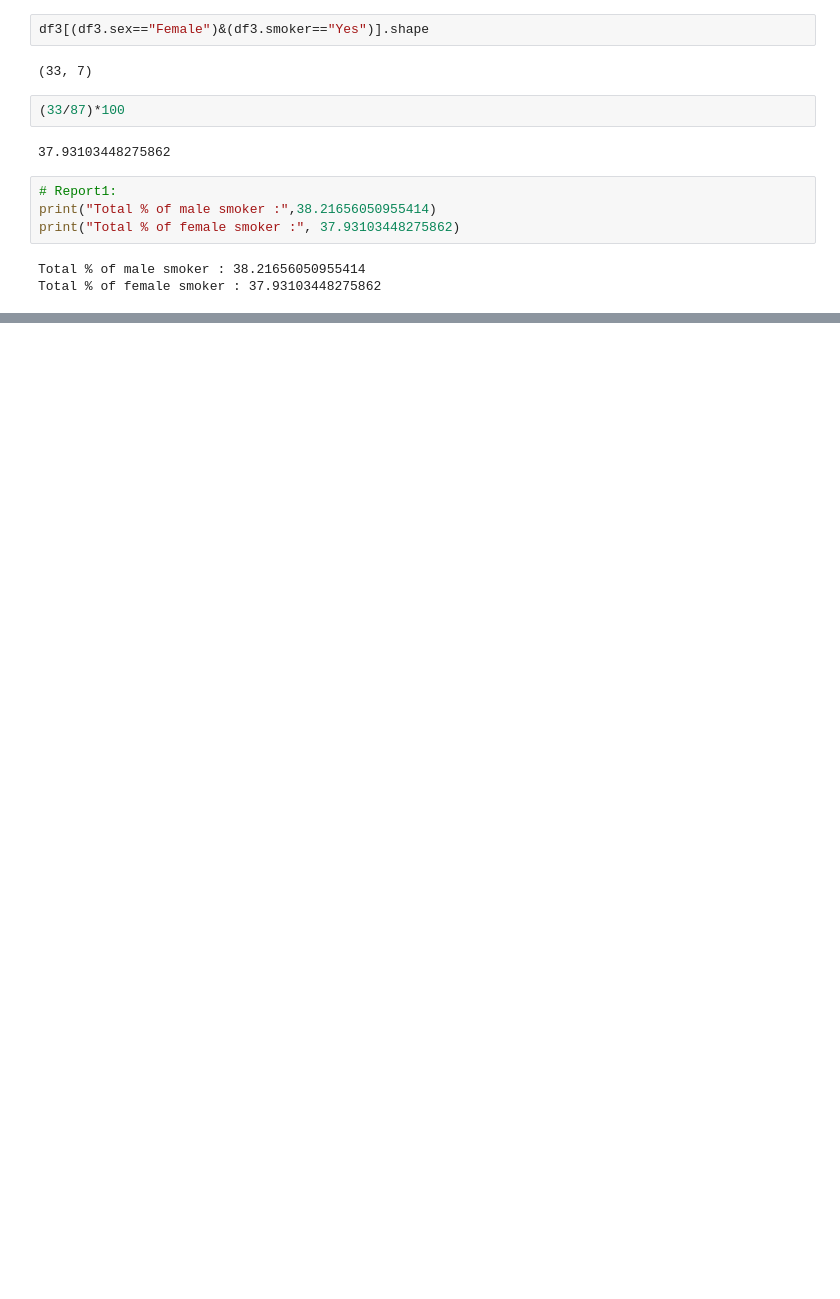
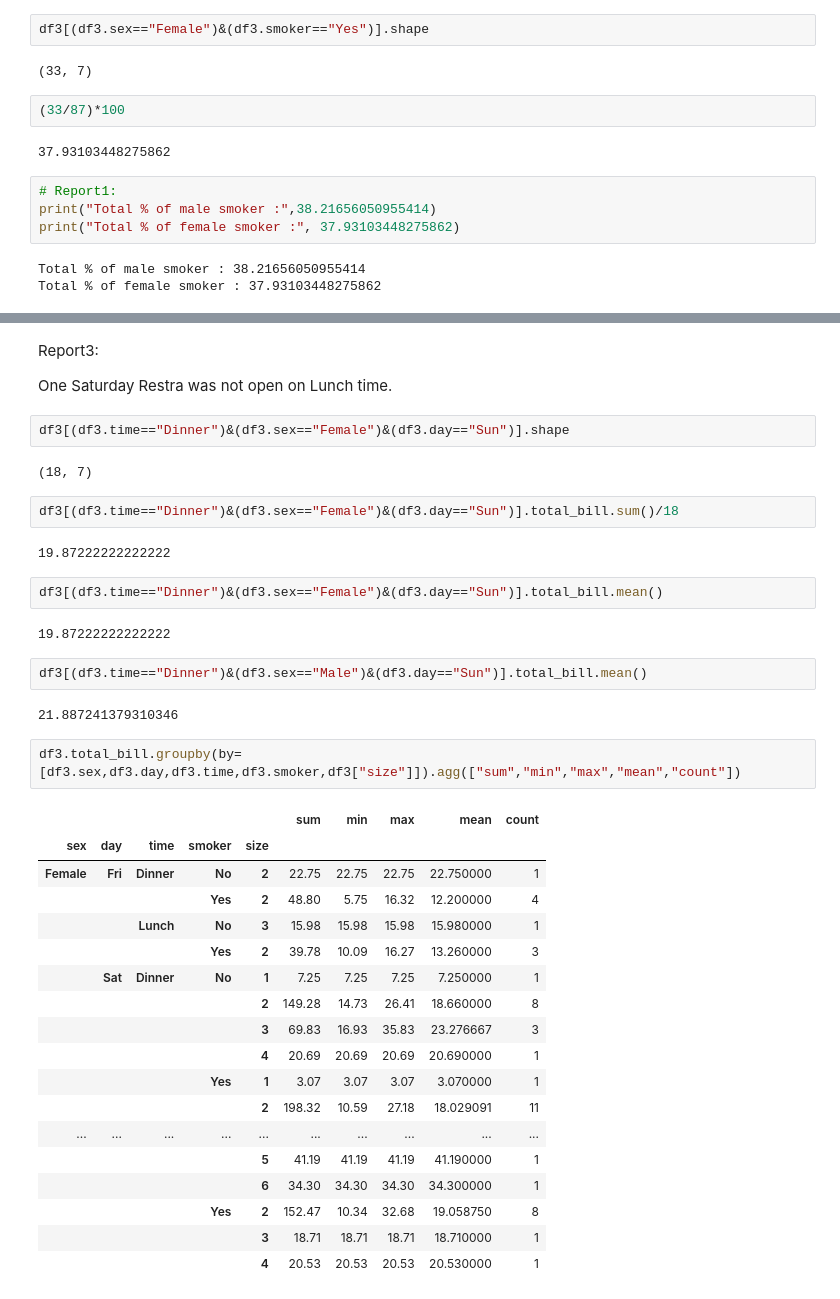
Before and after one commit to nnkrishnakumar/WD_7pm_DataAnalysis-9-5-2023-, a Jupyter notebook: pandas.ipynb, the cells around one changed output, grey strips where cells are left out. Cells and saved outputs as stored; diff of their text form; blank space fills up the shorter version.

```diff
--- a/pandas.ipynb
+++ b/pandas.ipynb
@@ -572,0 +738,41 @@ Total % of female smoker : 37.93103448275862
+# %% [markdown]
+Report3:
+
+One Saturday Restra was not open on Lunch time.
+# %%
+df3[(df3.time=="Dinner")&(df3.sex=="Female")&(df3.day=="Sun")].shape
+# %% [output]
+(18, 7)
+# %%
+df3[(df3.time=="Dinner")&(df3.sex=="Female")&(df3.day=="Sun")].total_bill.sum()/18
+# %% [output]
+19.87222222222222
+# %%
+df3[(df3.time=="Dinner")&(df3.sex=="Female")&(df3.day=="Sun")].total_bill.mean()
+# %% [output]
+19.87222222222222
+# %%
+df3[(df3.time=="Dinner")&(df3.sex=="Male")&(df3.day=="Sun")].total_bill.mean()
+# %% [output]
+21.887241379310346
+# %%
+df3.total_bill.groupby(by=[df3.sex,df3.day,df3.time,df3.smoker,df3["size"]]).agg(["sum","min","max","mean","count"])
+# %% [output]
+|  |  |  |  |  | sum | min | max | mean | count |
+| sex | day | time | smoker | size |  |  |  |  |  |
+| Female | Fri | Dinner | No | 2 | 22.75 | 22.75 | 22.75 | 22.750000 | 1 |
+|  |  |  | Yes | 2 | 48.80 | 5.75 | 16.32 | 12.200000 | 4 |
+|  |  | Lunch | No | 3 | 15.98 | 15.98 | 15.98 | 15.980000 | 1 |
+|  |  |  | Yes | 2 | 39.78 | 10.09 | 16.27 | 13.260000 | 3 |
+|  | Sat | Dinner | No | 1 | 7.25 | 7.25 | 7.25 | 7.250000 | 1 |
+|  |  |  |  | 2 | 149.28 | 14.73 | 26.41 | 18.660000 | 8 |
+|  |  |  |  | 3 | 69.83 | 16.93 | 35.83 | 23.276667 | 3 |
+|  |  |  |  | 4 | 20.69 | 20.69 | 20.69 | 20.690000 | 1 |
+|  |  |  | Yes | 1 | 3.07 | 3.07 | 3.07 | 3.070000 | 1 |
+|  |  |  |  | 2 | 198.32 | 10.59 | 27.18 | 18.029091 | 11 |
+| ... | ... | ... | ... | ... | ... | ... | ... | ... | ... |
+|  |  |  |  | 5 | 41.19 | 41.19 | 41.19 | 41.190000 | 1 |
+|  |  |  |  | 6 | 34.30 | 34.30 | 34.30 | 34.300000 | 1 |
+|  |  |  | Yes | 2 | 152.47 | 10.34 | 32.68 | 19.058750 | 8 |
+|  |  |  |  | 3 | 18.71 | 18.71 | 18.71 | 18.710000 | 1 |
+|  |  |  |  | 4 | 20.53 | 20.53 | 20.53 | 20.530000 | 1 |
```
Also changed, not shown: parts of 45 cells of this notebook, 1 other file.
